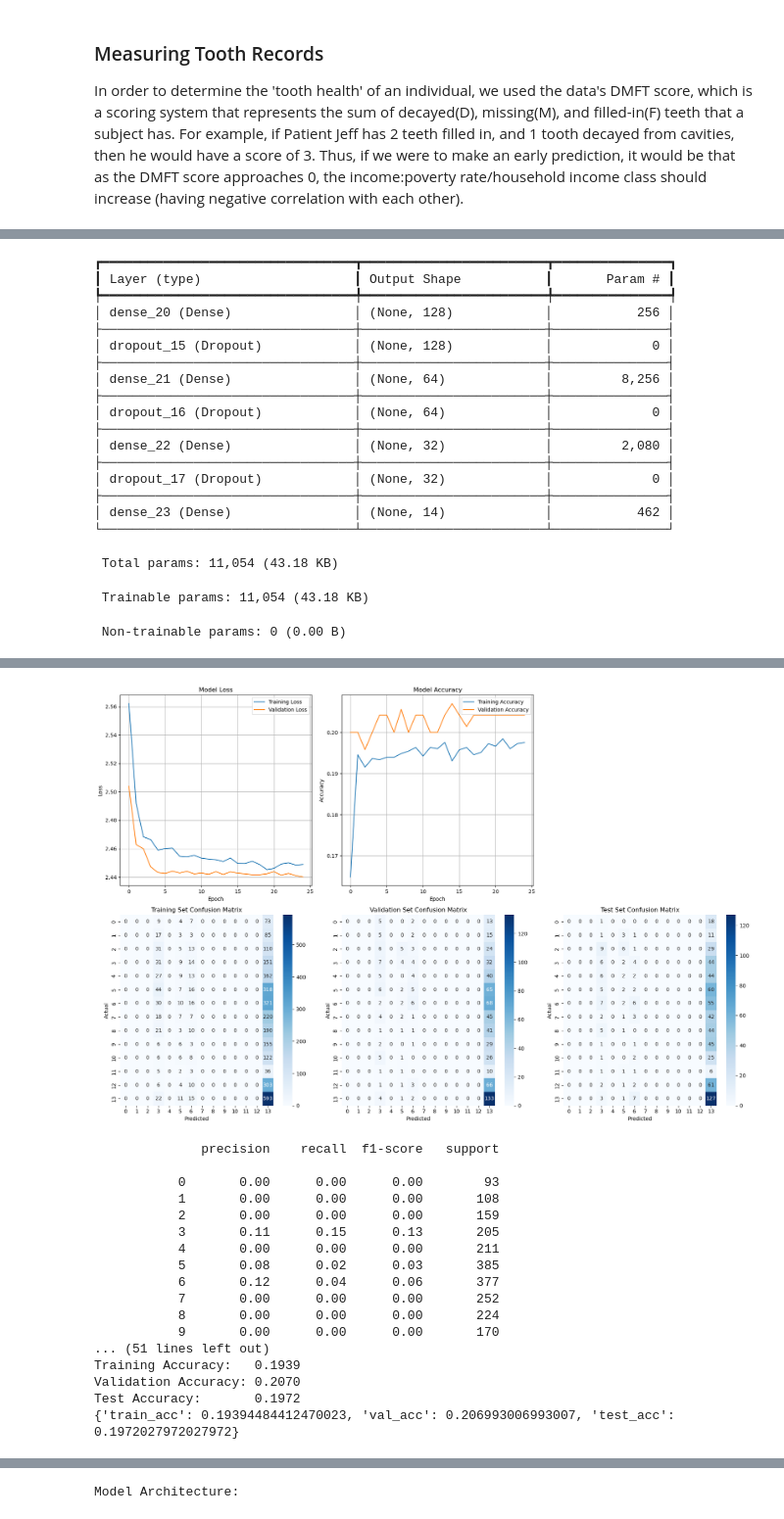
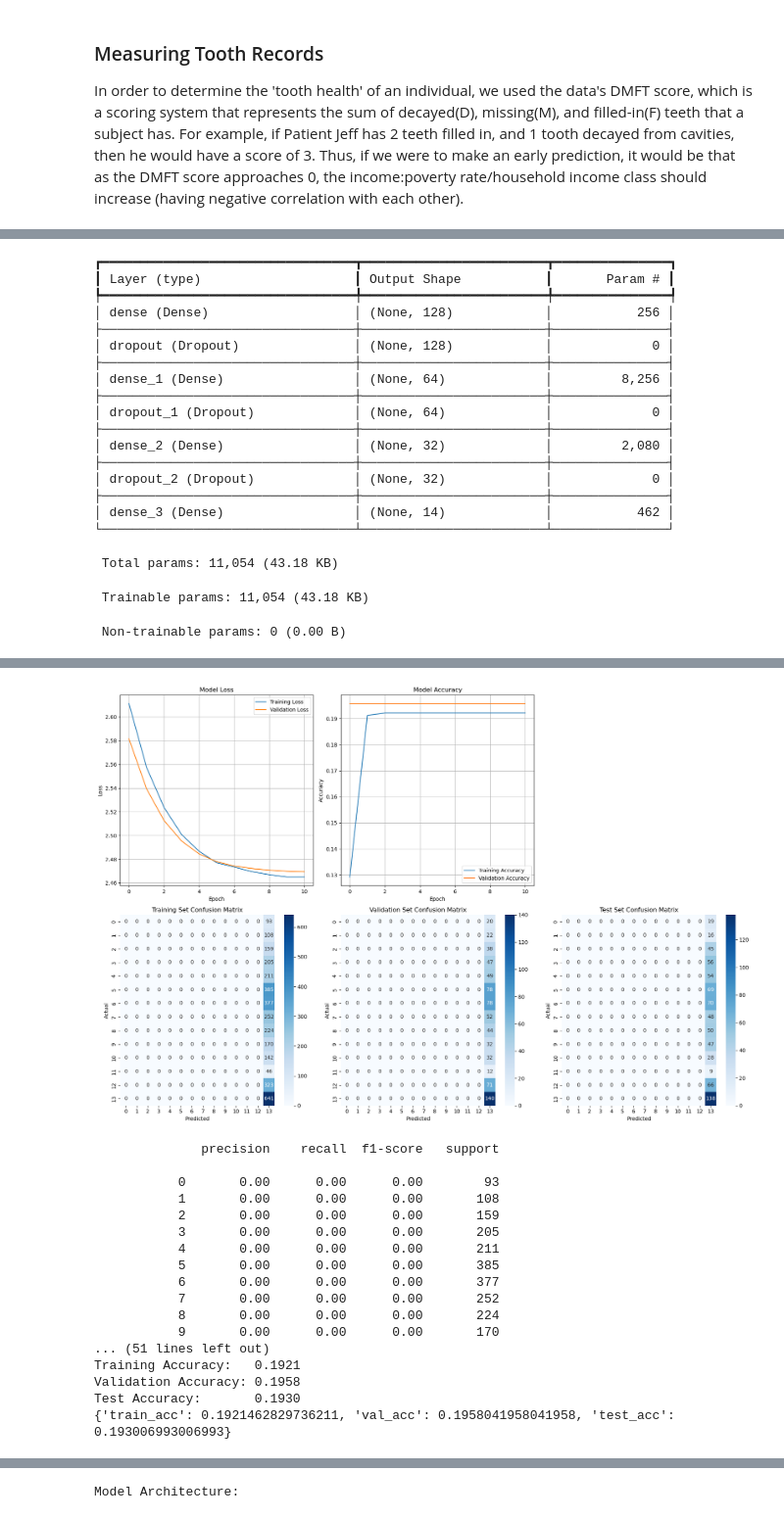
Before and after one commit to dsan-5300/final-project, a Jupyter notebook: scripts/test_model.ipynb, the cells around one changed output, grey strips where cells are left out. Shown at 98% size. Drawn from its saved outputs; the diff is of its cells as text; code cells hidden in the pictures.

```diff
--- a/scripts/test_model.ipynb
+++ b/scripts/test_model.ipynb
@@ -85,7 +89,7 @@ Task: regression | Training Data Length: 3685 | Validation Data Length: 790 | Te
 class DentalClassifier:
     def __init__(self, params):
         self.verbose = True
-        default_params = {'l1_reg': 0.0, 'l2_reg': 0.0, 'dropout_rate': 0.0, 'hu1': 128, 'hu2': 64, 'hu3': 32,
+        default_params = {'l1_reg': 0.0, 'l2_reg': 0.0, 'dropout_rate': 0.0, 'hu1': 256, 'hu2': 128, 'hu3': 64,
                           'learning_rate': 0.001, 'epochs': 100, 'batch_size': 32, 'patience': 10, 'activation': 'relu', 'optimizer': 'adam',
                           'task': task, 'n_classes': n_classes, 'n_features': X_train.shape[1]}
         for key, val in default_params.items():
@@ -244,7 +248,7 @@ class DentalClassifier:
 # %%
 #First Test (multiclass, val_accuracy)
 config1 = {'l1_reg': 0.0, 'l2_reg': 0.0, 'dropout_rate': 0.2, 'hu1': 128, 'hu2': 64,
-           'hu3': 32, 'activation': 'relu', 'optimizer': 'adam', 'learning_rate': 0.001,
+           'hu3': 32, 'activation': 'softmax', 'optimizer': 'adam', 'learning_rate': 0.001,
            'epochs': 50, 'batch_size': 32, 'patience': 10,
            'task': task, 'n_classes': n_classes, 'n_features': X_train.shape[1]}
 model1 = DentalClassifier(config1)
@@ -257,19 +261,19 @@ Model: "sequential_6"
 ┏━━━━━━━━━━━━━━━━━━━━━━━━━━━━━━━━━┳━━━━━━━━━━━━━━━━━━━━━━━━┳━━━━━━━━━━━━━━━┓
 ┃ Layer (type)                    ┃ Output Shape           ┃       Param # ┃
 ┡━━━━━━━━━━━━━━━━━━━━━━━━━━━━━━━━━╇━━━━━━━━━━━━━━━━━━━━━━━━╇━━━━━━━━━━━━━━━┩
-│ dense_20 (Dense)                │ (None, 128)            │           256 │
+│ dense (Dense)                   │ (None, 128)            │           256 │
 ├─────────────────────────────────┼────────────────────────┼───────────────┤
-│ dropout_15 (Dropout)            │ (None, 128)            │             0 │
+│ dropout (Dropout)               │ (None, 128)            │             0 │
 ├─────────────────────────────────┼────────────────────────┼───────────────┤
-│ dense_21 (Dense)                │ (None, 64)             │         8,256 │
+│ dense_1 (Dense)                 │ (None, 64)             │         8,256 │
 ├─────────────────────────────────┼────────────────────────┼───────────────┤
-│ dropout_16 (Dropout)            │ (None, 64)             │             0 │
+│ dropout_1 (Dropout)             │ (None, 64)             │             0 │
 ├─────────────────────────────────┼────────────────────────┼───────────────┤
-│ dense_22 (Dense)                │ (None, 32)             │         2,080 │
+│ dense_2 (Dense)                 │ (None, 32)             │         2,080 │
 ├─────────────────────────────────┼────────────────────────┼───────────────┤
-│ dropout_17 (Dropout)            │ (None, 32)             │             0 │
+│ dropout_2 (Dropout)             │ (None, 32)             │             0 │
 ├─────────────────────────────────┼────────────────────────┼───────────────┤
-│ dense_23 (Dense)                │ (None, 14)             │           462 │
+│ dense_3 (Dense)                 │ (None, 14)             │           462 │
 └─────────────────────────────────┴────────────────────────┴───────────────┘
  Total params: 11,054 (43.18 KB)
  Trainable params: 11,054 (43.18 KB)
@@ -294,21 +298,21 @@ Restoring model weights from the end of the best epoch: 15.
-[figure, old version]
+[figure, new version]
               precision    recall  f1-score   support
 
            0       0.00      0.00      0.00        93
            1       0.00      0.00      0.00       108
            2       0.00      0.00      0.00       159
-           3       0.11      0.15      0.13       205
+           3       0.00      0.00      0.00       205
            4       0.00      0.00      0.00       211
-           5       0.08      0.02      0.03       385
-           6       0.12      0.04      0.06       377
+           5       0.00      0.00      0.00       385
+           6       0.00      0.00      0.00       377
            7       0.00      0.00      0.00       252
            8       0.00      0.00      0.00       224
            9       0.00      0.00      0.00       170
 ... (51 lines left out)
-Training Accuracy:   0.1939
-Validation Accuracy: 0.2070
-Test Accuracy:       0.1972
-{'train_acc': 0.19394484412470023, 'val_acc': 0.206993006993007, 'test_acc': 0.1972027972027972}
+Training Accuracy:   0.1921
+Validation Accuracy: 0.1958
+Test Accuracy:       0.1930
+{'train_acc': 0.1921462829736211, 'val_acc': 0.1958041958041958, 'test_acc': 0.193006993006993}
 # %%
 #Second Test: Binary (val_accuracy)
 config2 = {'l1_reg': 0.0, 'l2_reg': 0.0, 'dropout_rate': 0.2, 'hu1': 128, 'hu2': 64,
```
Also changed, not shown: parts of 14 cells of this notebook.
